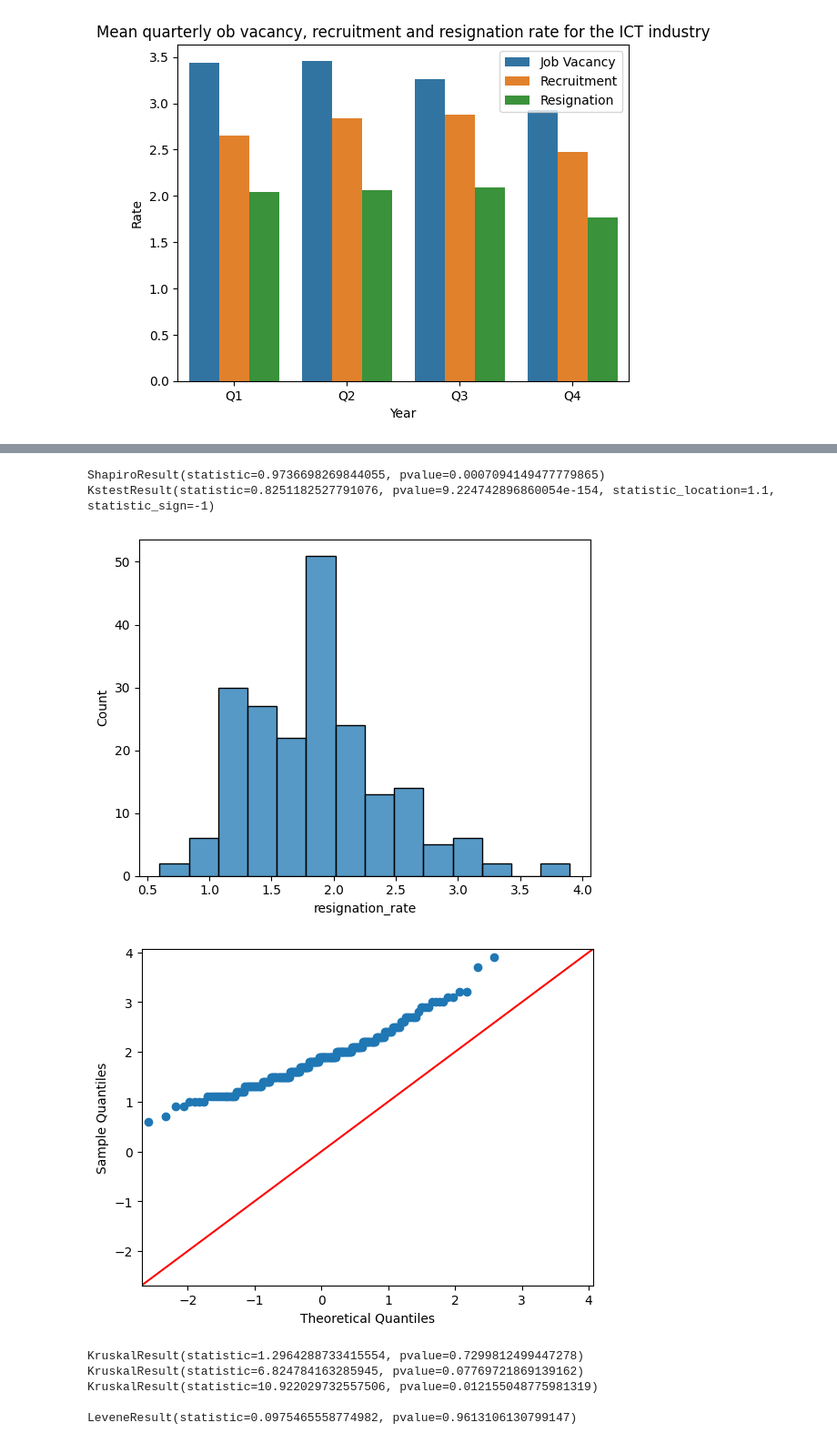
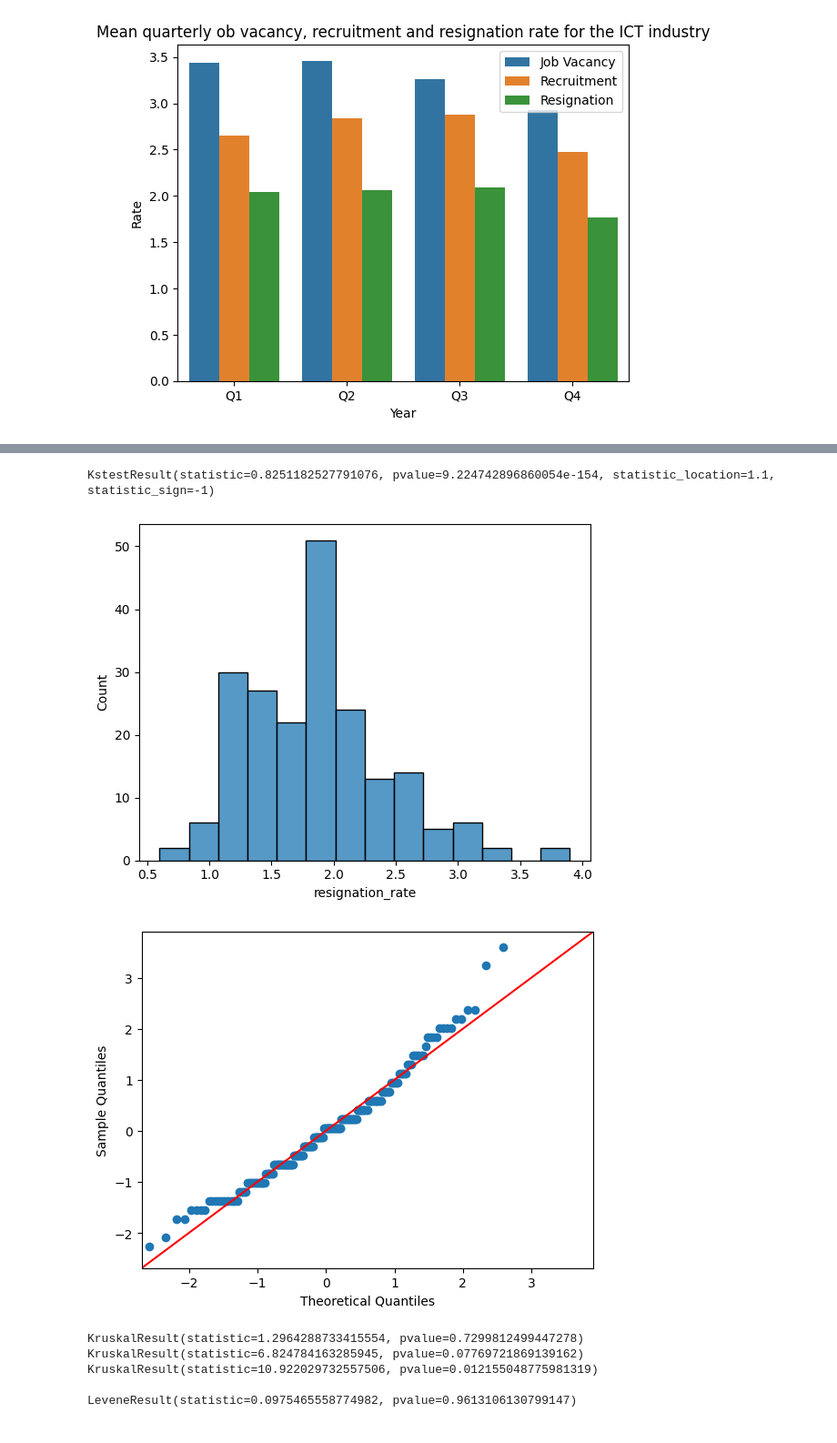
Before and after one commit to iyliahutta/Intro-to-Programming-for-DS, a Jupyter notebook: CA2/CA2.ipynb, the cells around one changed output, grey strips where cells are left out. Shown at 91% size. Cells and saved outputs as stored; diff of their text form; code cells hidden in the pictures.

Commit message:
updated jobs normality tests

```diff
--- a/CA2/CA2.ipynb
+++ b/CA2/CA2.ipynb
@@ -283,19 +291,19 @@ KstestResult(statistic=0.8447260959163624, pvalue=8.584256484011567e-165, statis
 # %%
 jobs_totals = jobs[jobs['occupation1']=='total']
 
 sns.histplot(jobs_totals, x='resignation_rate')
 
-print(shapiro(jobs_totals['resignation_rate']))
-print(kstest(jobs_totals['resignation_rate'],'norm'))
+print(kstest(jobs_totals['resignation_rate'],'norm')) # sample size more than 50
 
-fig = sm.qqplot(jobs_totals['resignation_rate'],line='45')
+std_resignation = (jobs_totals['resignation_rate']-jobs_totals['resignation_rate'].mean())/jobs_totals['resignation_rate'].std()
 
-# resignation rate data is not normal based on shapiro-wilk test and Q-Q plot!!
+fig = sm.qqplot(std_resignation,line='45')
+
+# resignation rate data is normal!!
 # %% [output]
-ShapiroResult(statistic=0.9736698269844055, pvalue=0.0007094149477779865)
 KstestResult(statistic=0.8251182527791076, pvalue=9.224742896860054e-154, statistic_location=1.1, statistic_sign=-1)
 [figure]
-[figure, old version]
+[figure, new version]
 # %%
 pd.melt(jobs[jobs['occupation1'] == 'total'],
         id_vars=['year','quarter'],
```
Also changed, not shown: parts of 4 cells of this notebook.
